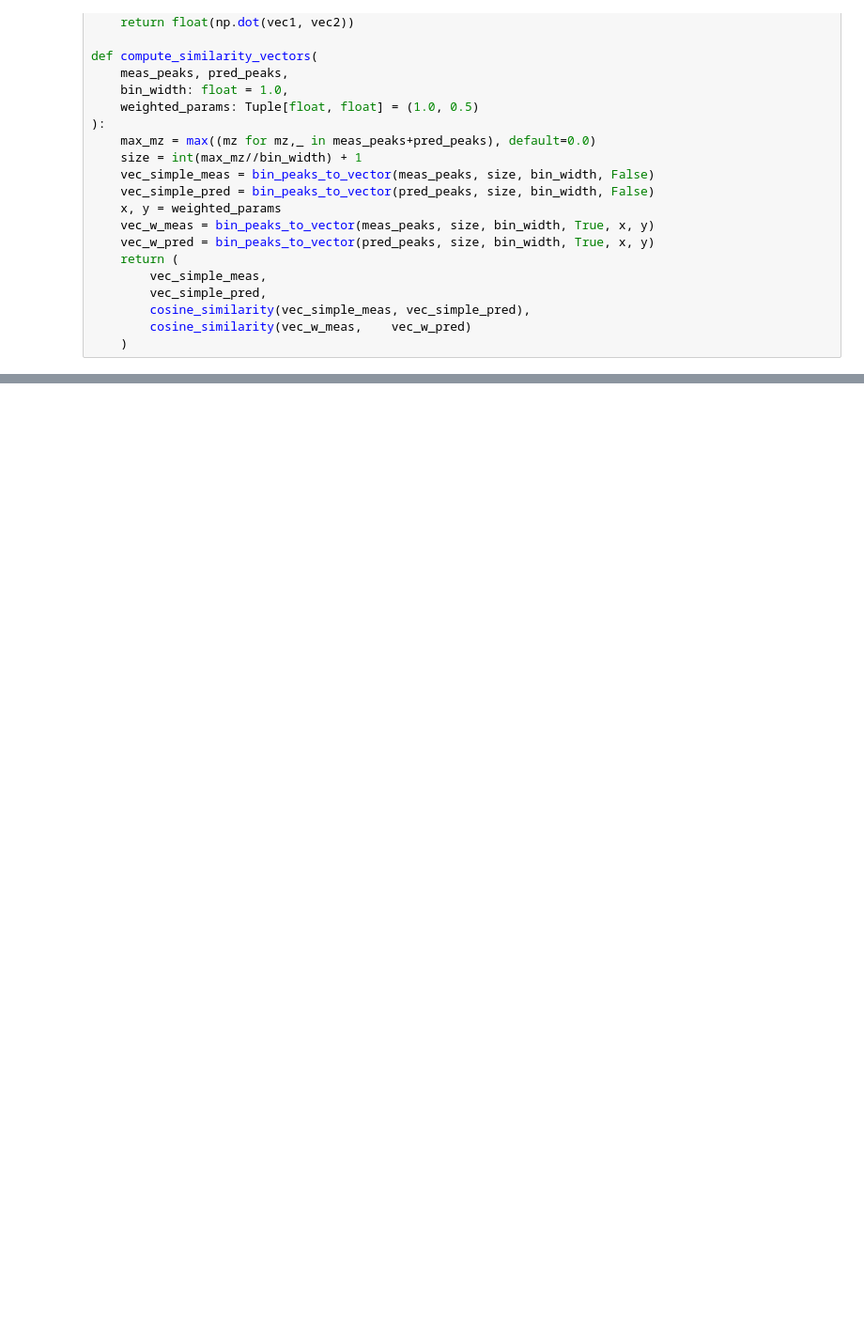
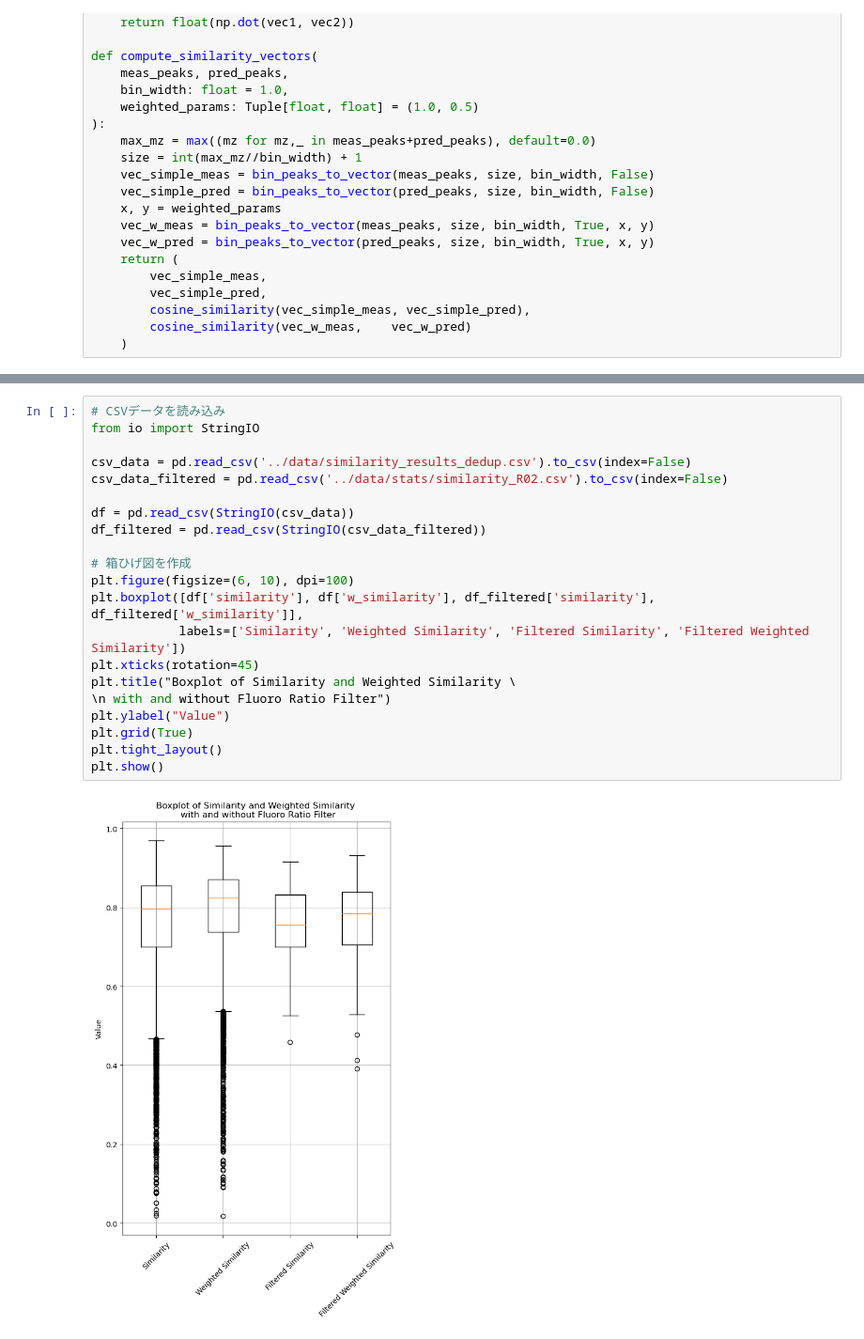
Before and after one commit to 0tum/deep-molecular-massspec, a Jupyter notebook: code/calc_sims.ipynb, the cells around one changed output, grey strips where cells are left out. Shown: that part at 94% size. Saved outputs shown, nothing was run; the diff lists cells and outputs as text; blank space fills up the shorter version.

```diff
--- a/code/calc_sims.ipynb
+++ b/code/calc_sims.ipynb
@@ -382,0 +318,23 @@ plot_histgram_with_fluoro_fixed()
+# %%
+# CSVデータを読み込み
+from io import StringIO
+
+csv_data = pd.read_csv('../data/similarity_results_dedup.csv').to_csv(index=False)
+csv_data_filtered = pd.read_csv('../data/stats/similarity_R02.csv').to_csv(index=False)
+
+df = pd.read_csv(StringIO(csv_data))
+df_filtered = pd.read_csv(StringIO(csv_data_filtered))
+
+# 箱ひげ図を作成
+plt.figure(figsize=(6, 10), dpi=100)
+plt.boxplot([df['similarity'], df['w_similarity'], df_filtered['similarity'], df_filtered['w_similarity']],
+            labels=['Similarity', 'Weighted Similarity', 'Filtered Similarity', 'Filtered Weighted Similarity'])
+plt.xticks(rotation=45)
+plt.title("Boxplot of Similarity and Weighted Similarity \
+\n with and without Fluoro Ratio Filter")
+plt.ylabel("Value")
+plt.grid(True)
+plt.tight_layout()
+plt.show()
+# %% [output]
+[figure, added]
```
Also changed, not shown: parts of 6 cells of this notebook, 20 other files.
